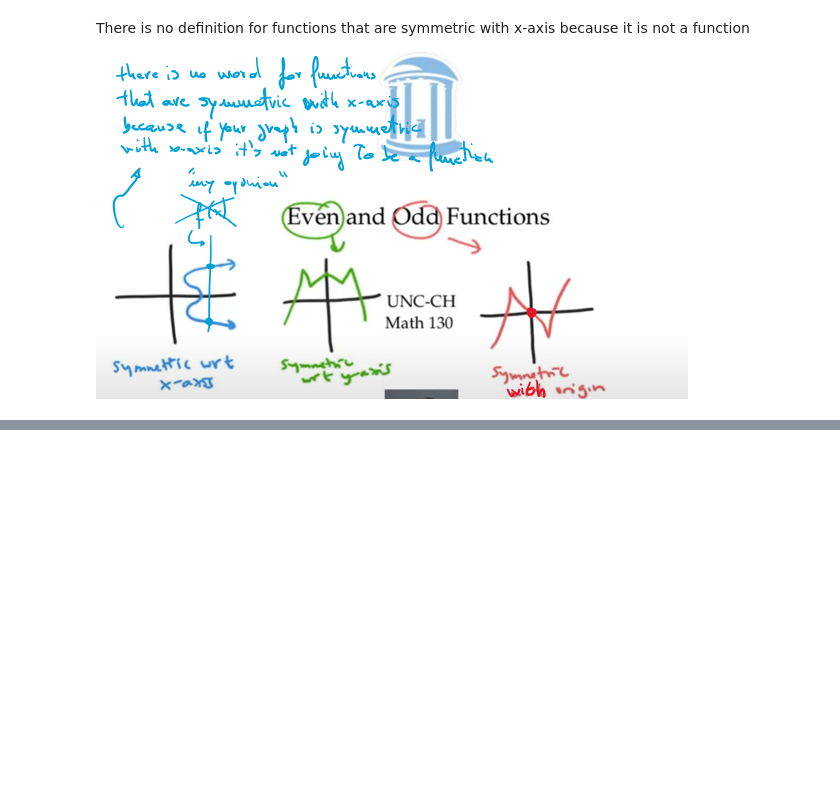
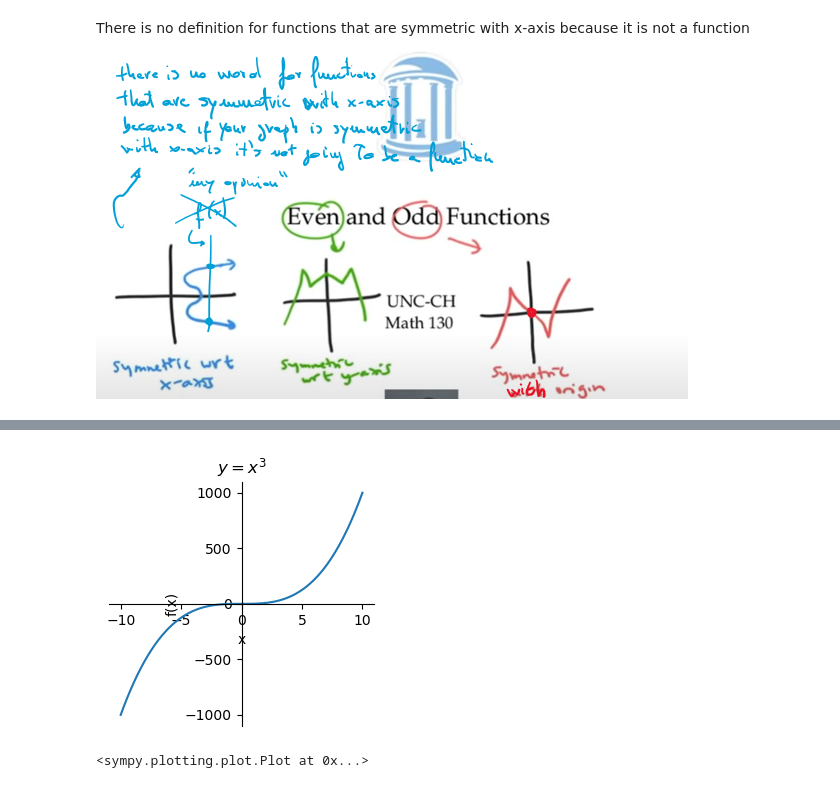
Before and after one commit to Fra0128/Symbolic-Mathematics-with-SymPy, a Jupyter notebook: 0_precalculus.ipynb, the cells around one changed output, grey strips where cells are left out. Saved outputs shown, nothing was run; the diff lists cells and outputs as text; code cells hidden in the pictures; blank space fills up the shorter version.

```diff
--- a/0_precalculus.ipynb
+++ b/0_precalculus.ipynb
@@ -134,0 +153,5 @@ There is no definition for functions that are symmetric with x-axis because it i
+# %%
+plot(x**3, size=(3, 3), title='$y = x^3$')
+# %% [output]
+[figure, added]
+<sympy.plotting.plot.Plot at 0x...>
```
Also changed, not shown: parts of 14 cells of this notebook.
